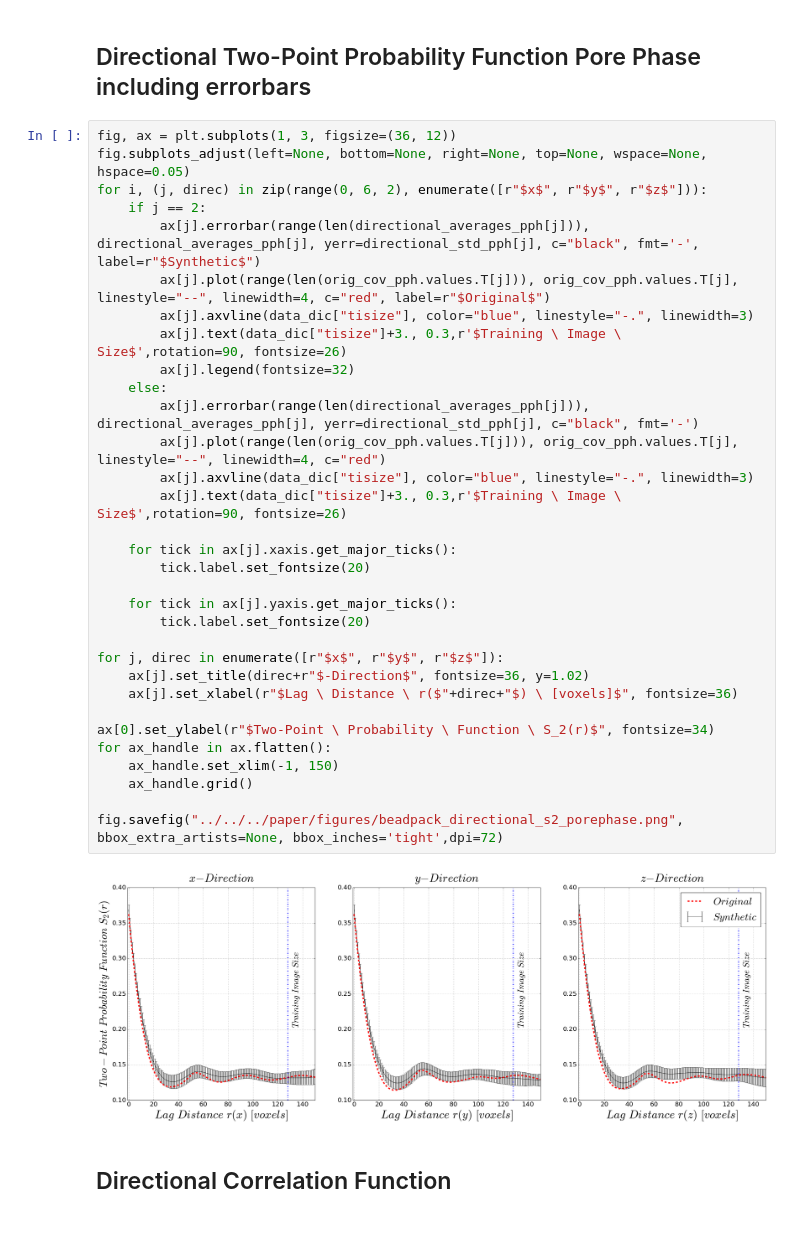
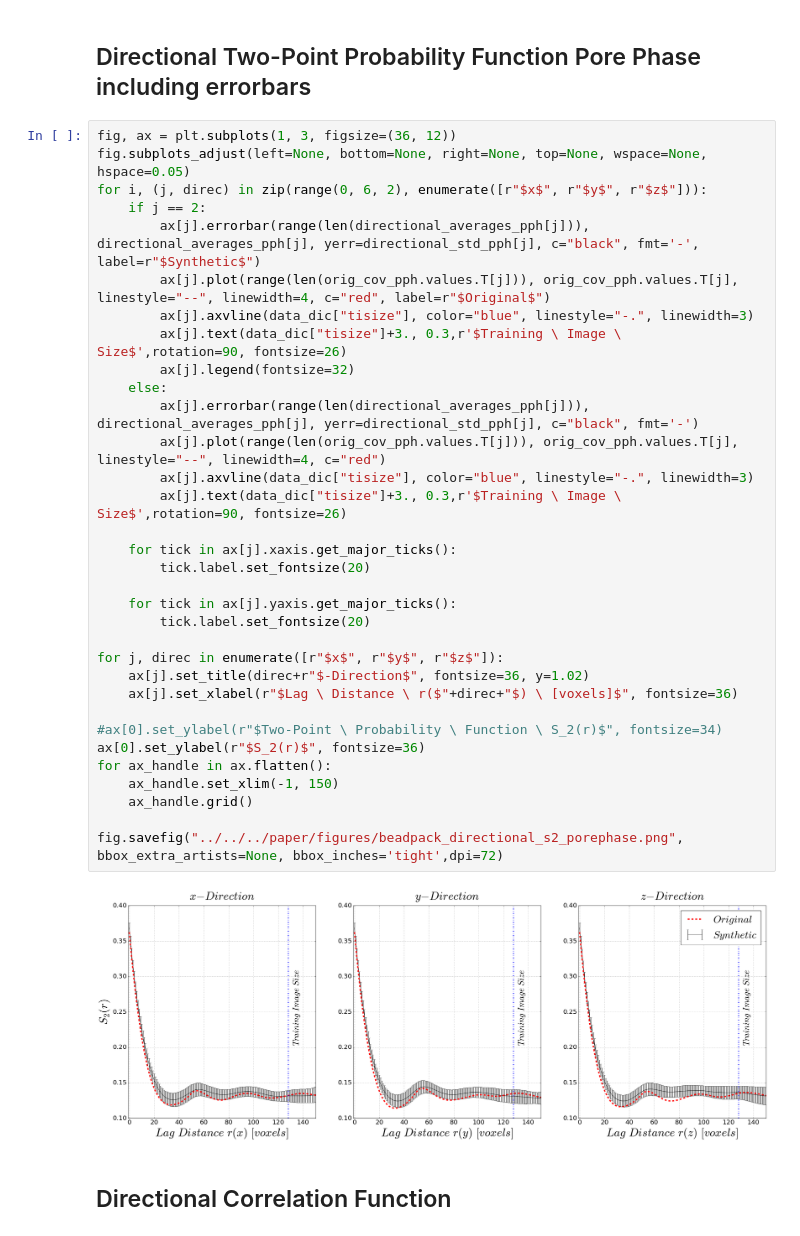
Before and after one commit to LukasMosser/PorousMediaGan, a Jupyter notebook: code/notebooks/covariance/Covariance Graphs Beadpack.ipynb, the cells around one changed output. Cells and saved outputs as stored; diff of their text form.

```diff
--- a/code/notebooks/covariance/Covariance Graphs Beadpack.ipynb
+++ b/code/notebooks/covariance/Covariance Graphs Beadpack.ipynb
@@ -156,35 +156,36 @@ fig, ax = plt.subplots(1, 3, figsize=(36, 12))
 fig.subplots_adjust(left=None, bottom=None, right=None, top=None, wspace=None, hspace=0.05)
 for i, (j, direc) in zip(range(0, 6, 2), enumerate([r"$x$", r"$y$", r"$z$"])):
     if j == 2:
         ax[j].errorbar(range(len(directional_averages_pph[j])), directional_averages_pph[j], yerr=directional_std_pph[j], c="black", fmt='-', label=r"$Synthetic$")
         ax[j].plot(range(len(orig_cov_pph.values.T[j])), orig_cov_pph.values.T[j], linestyle="--", linewidth=4, c="red", label=r"$Original$")
         ax[j].axvline(data_dic["tisize"], color="blue", linestyle="-.", linewidth=3)
         ax[j].text(data_dic["tisize"]+3., 0.3,r'$Training \ Image \ Size$',rotation=90, fontsize=26)
         ax[j].legend(fontsize=32)
     else:
         ax[j].errorbar(range(len(directional_averages_pph[j])), directional_averages_pph[j], yerr=directional_std_pph[j], c="black", fmt='-')
         ax[j].plot(range(len(orig_cov_pph.values.T[j])), orig_cov_pph.values.T[j], linestyle="--", linewidth=4, c="red")
         ax[j].axvline(data_dic["tisize"], color="blue", linestyle="-.", linewidth=3)
         ax[j].text(data_dic["tisize"]+3., 0.3,r'$Training \ Image \ Size$',rotation=90, fontsize=26)
 
     for tick in ax[j].xaxis.get_major_ticks():
         tick.label.set_fontsize(20)
 
     for tick in ax[j].yaxis.get_major_ticks():
         tick.label.set_fontsize(20)
 
 for j, direc in enumerate([r"$x$", r"$y$", r"$z$"]):
     ax[j].set_title(direc+r"$-Direction$", fontsize=36, y=1.02)
     ax[j].set_xlabel(r"$Lag \ Distance \ r($"+direc+"$) \ [voxels]$", fontsize=36)
 
-ax[0].set_ylabel(r"$Two-Point \ Probability \ Function \ S_2(r)$", fontsize=34)
+#ax[0].set_ylabel(r"$Two-Point \ Probability \ Function \ S_2(r)$", fontsize=34)
+ax[0].set_ylabel(r"$S_2(r)$", fontsize=36)
 for ax_handle in ax.flatten():
     ax_handle.set_xlim(-1, 150)
     ax_handle.grid()
 
 fig.savefig("../../../paper/figures/beadpack_directional_s2_porephase.png", bbox_extra_artists=None, bbox_inches='tight',dpi=72)
 # %% [output]
-[figure, old version]
+[figure, new version]
 # %% [markdown]
 ## Directional Correlation Function
 # %%
```
Also changed, not shown: parts of 1 cell of this notebook, 15 other files.
